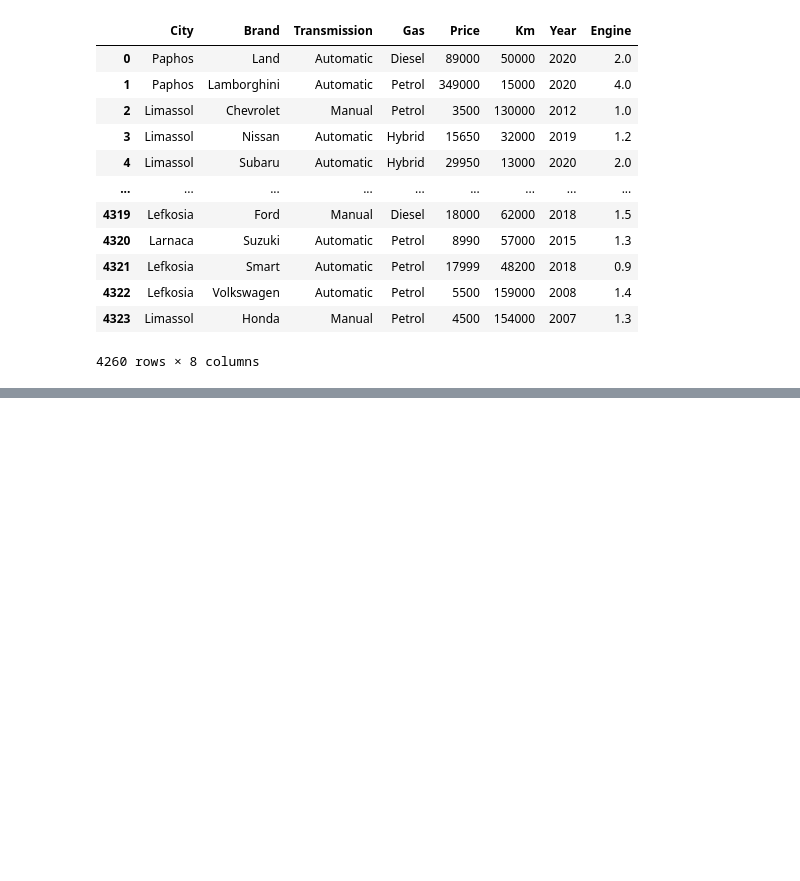
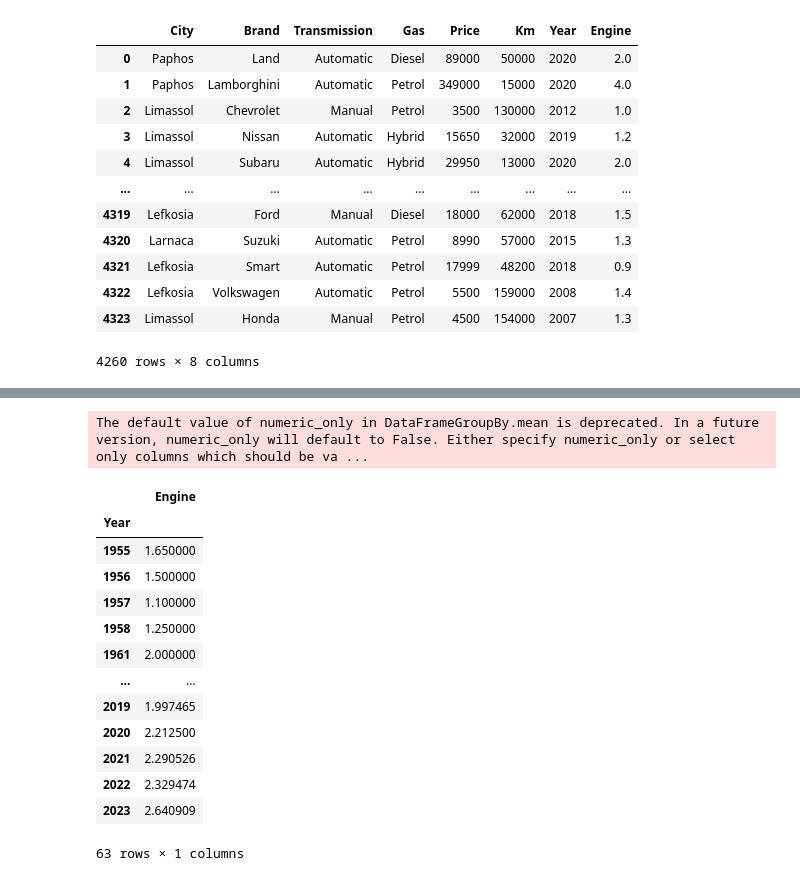
Before and after one commit to victoras24/car_data, a Jupyter notebook: DataAnalysis/Analysis.ipynb, the cells around one changed output, grey strips where cells are left out. Cells and saved outputs as stored; diff of their text form; code cells hidden in the pictures; blank space fills up the shorter version.

```diff
--- a/DataAnalysis/Analysis.ipynb
+++ b/DataAnalysis/Analysis.ipynb
@@ -242,0 +283,19 @@ df.loc[df['Brand'] == 'Alfa', 'Brand'] = 'Alfa Romeo'
+# %%
+group_year = data_frame.groupby(['Year'])[['Engine', 'Gas']].mean()
+group_year
+# %% [output]
+The default value of numeric_only in DataFrameGroupBy.mean is deprecated. In a future version, numeric_only will default to False. Either specify numeric_only or select only columns which should be va ...
+|  | Engine |
+| Year |  |
+| 1955 | 1.650000 |
+| 1956 | 1.500000 |
+| 1957 | 1.100000 |
+| 1958 | 1.250000 |
+| 1961 | 2.000000 |
+| ... | ... |
+| 2019 | 1.997465 |
+| 2020 | 2.212500 |
+| 2021 | 2.290526 |
+| 2022 | 2.329474 |
+| 2023 | 2.640909 |
+63 rows × 1 columns
```
Also changed, not shown: parts of 11 cells of this notebook.
